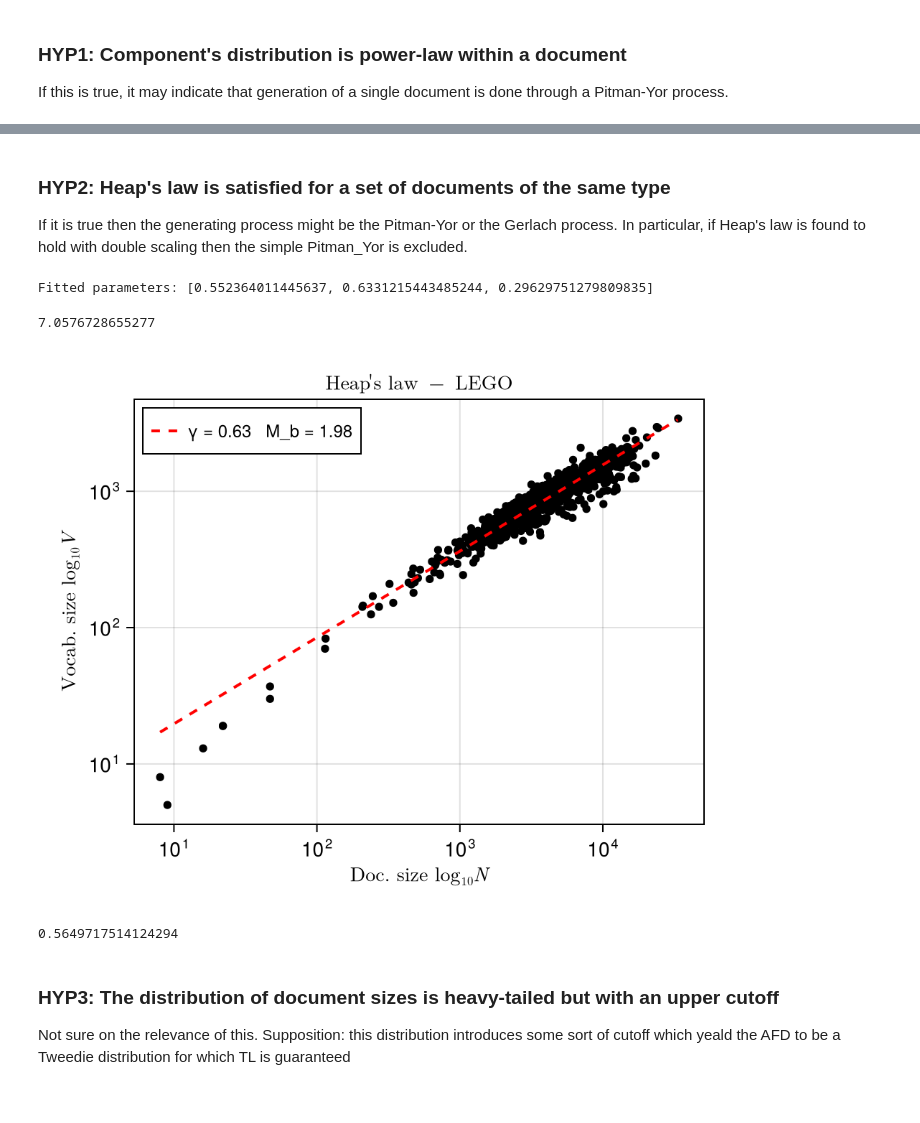
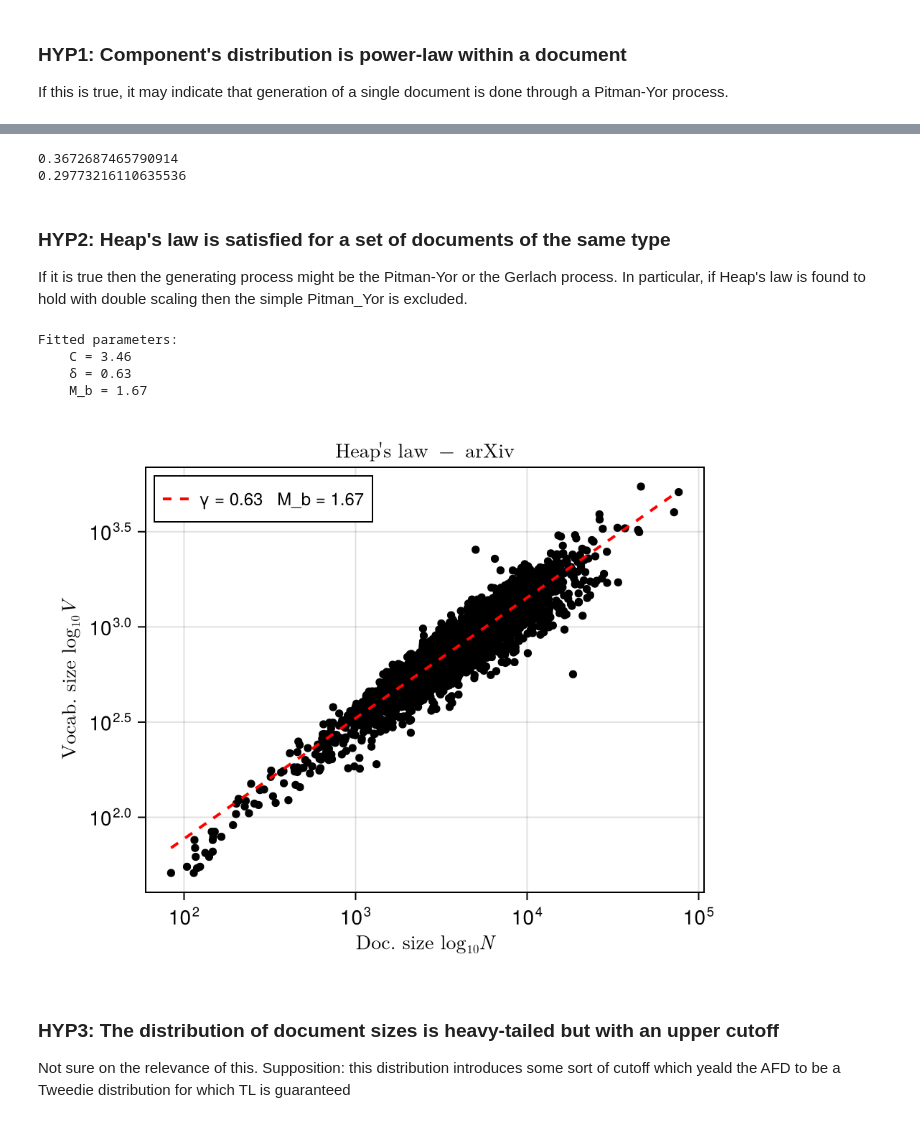
Before and after one commit to luca430/Meris, a Jupyter notebook: python-notebooks/hypJ.ipynb, the cells around one changed output, grey strips where cells are left out. Cells and saved outputs as stored; diff of their text form; code cells hidden in the pictures.

Commit message:
Worked with Zipf's law and checked occupancy level for words in the 'core'

```diff
--- a/python-notebooks/hypJ.ipynb
+++ b/python-notebooks/hypJ.ipynb
@@ -9,9 +9,12 @@ using DataFrames, DataFramesMeta, StatsBase, Distributions, LsqFit
 using CairoMakie, MakiePublication, LaTeXStrings
 # %%
 # import dataset
-arXiv_df =  Meris.arXivSampler.collect_arXive(stopwords=true);
+arXiv_df =  Meris.arXivSampler.collect_arXive();
 # bci_df = Meris.BCITreeSampler.load_treedata(; joinquadrats=true, steps=1);
 # lego_df = Meris.LegoSampler.parse_themes(; returnthemes=false);
 # %%
-first(arXiv_df, 5)
+df = deepcopy(arXiv_df)
+df.class = df.domain .* df.topic
+select!(df, Not(:domain, :topic))
+first(df, 5)
 # %% [output]
@@ -29,8 +110,14 @@ If this is true, it may indicate that generation of a single document is done th
+# %%
+println(mean(ssdf[ssdf.ranks .< out.rb, :].occupancy))
+println(std(ssdf[ssdf.ranks .< out.rb, :].occupancy))
+# %% [output]
+0.3672687465790914
+0.29773216110635536
 # %% [markdown]
 ### HYP2: Heap's law is satisfied for a set of documents of the same type
 If it is true then the generating process might be the Pitman-Yor or the Gerlach process. In particular, if Heap's law is found to hold with double scaling then the simple Pitman_Yor is excluded.
 # %%
-sdf = @chain arXiv_df begin
+sdf = @chain df begin
     @groupby(:sample_id, :domain, :topic)
     @combine(
         :vocab_size = length(unique(:component_id)),
@@ -39,37 +126,42 @@ sdf = @chain arXiv_df begin
 end
 
 sdf = unique(sdf)
-sdf = sdf[sdf.vocab_size .> 1, :];
+sdf = sdf[sdf.vocab_size .> 50, :];
 # %%
 x, y = log10.(sdf.nreads), log10.(sdf.vocab_size)
 
 model(x, p) = [xi < p[3] ? p[1] + xi : p[1] + p[3] * (1 - p[2]) + xi * p[2] for xi in x]
 p0 = [1.0, 1.0, log10(500.0)]
 fit = curve_fit(model, x, y, p0)
-p = coef(fit)
+p = fit.param
+C, δ, M_b = 10 ^ p[1], p[2], 10 ^ p[3]
 
-println("Fitted parameters: ", p)
+println(
+    "Fitted parameters:
+    C = $(round(C, digits=2))
+    δ = $(round(δ, digits=2))
+    M_b = $(round(M_b, digits=2))"
+)
 # %% [output]
-Fitted parameters: [0.552364011445637, 0.6331215443485244, 0.29629751279809835]
+Fitted parameters:
+    C = 3.46
+    δ = 0.63
+    M_b = 1.67
-# %%
-10 .^ model(p[3], p)
-# %% [output]
-7.0576728655277
 # %%
 fig = Figure(size=(320*1.5, 260*1.5))
 ax = Axis(fig[1,1],
     xscale=log10, yscale=log10,
-    title=L"\text{Heap's law - LEGO}",
+    title=L"\text{Heap's law - arXiv}",
     xlabel=L"\text{Doc. size } \log_{10}N",
     ylabel=L"\text{Vocab. size } \log_{10}V"
 )
 
 scatter!(ax, 10 .^ (x), 10 .^ (y), color=:black, markersize=8)
 
 xrange = minimum(x):1e-2:maximum(x)
 lines!(ax, 10 .^ (xrange), 10 .^ (model(xrange, p)), color=:red, linestyle=:dash, label="γ = $(round(p[2], digits=2))   M_b = $(round(10 ^ p[3], digits=2))", linewidth=2)
 
 axislegend(ax, position=:lt, framevisible=true, labelsize=12, markersize=8)
 fig
 # %% [output]
-[figure, old version]
+[figure, new version]
@@ -78,7 +168,3 @@ savefig("Heap.png", fig)
-# %%
-1/1.77
-# %% [output]
-0.5649717514124294
 # %% [markdown]
 ### HYP3: The distribution of document sizes is heavy-tailed but with an upper cutoff
 Not sure on the relevance of this. Supposition: this distribution introduces some sort of cutoff which yeald the AFD to be a Tweedie distribution for which TL is guaranteed
```
Also changed, not shown: parts of 6 cells of this notebook, 3 other files.
